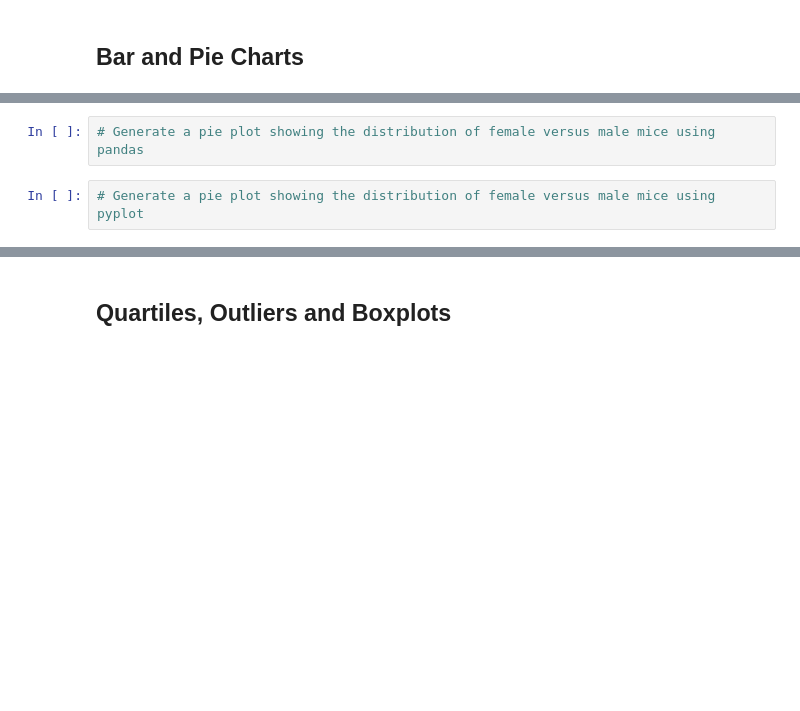
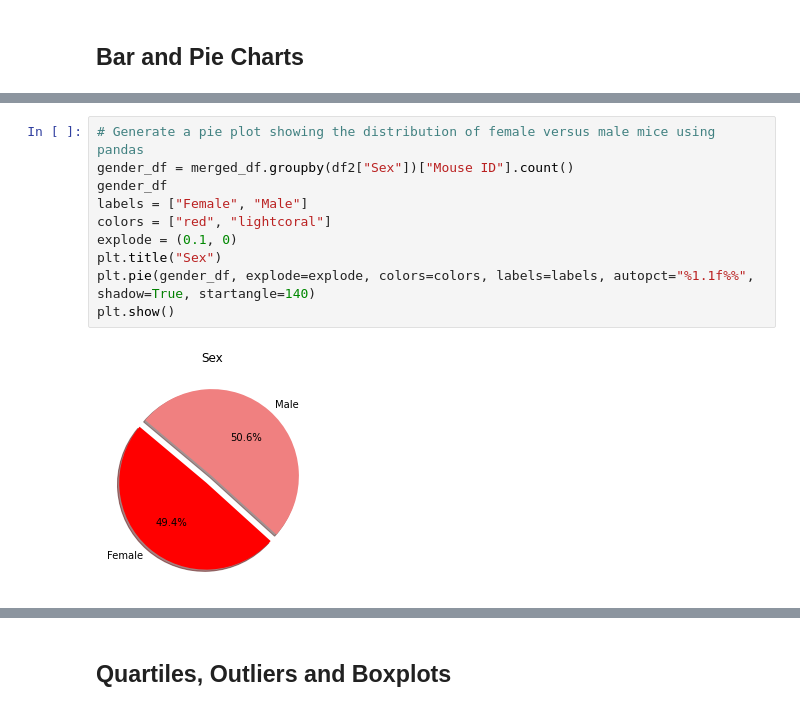
Before and after one commit to geneberry3/matplotlib-challenge, a Jupyter notebook: pymaceuticals_starter.ipynb, the cells around one changed output, grey strips where cells are left out. Drawn from its saved outputs; the diff is of its cells as text; blank space fills up the shorter version.

```diff
--- a/pymaceuticals_starter.ipynb
+++ b/pymaceuticals_starter.ipynb
@@ -165,4 +168,12 @@ NameError: name 'list_of_tuples' is not defined
-# %%
-# Generate a pie plot showing the distribution of female versus male mice using pandas
-# %%
-# Generate a pie plot showing the distribution of female versus male mice using pyplot
+# %%
+# Generate a pie plot showing the distribution of female versus male mice using pandas
+gender_df = merged_df.groupby(df2["Sex"])["Mouse ID"].count()
+gender_df
+labels = ["Female", "Male"]
+colors = ["red", "lightcoral"]
+explode = (0.1, 0)
+plt.title("Sex")
+plt.pie(gender_df, explode=explode, colors=colors, labels=labels, autopct="%1.1f%%", shadow=True, startangle=140)
+plt.show()
+# %% [output]
+[figure, added]
```
Also changed, not shown: parts of 4 cells of this notebook.
